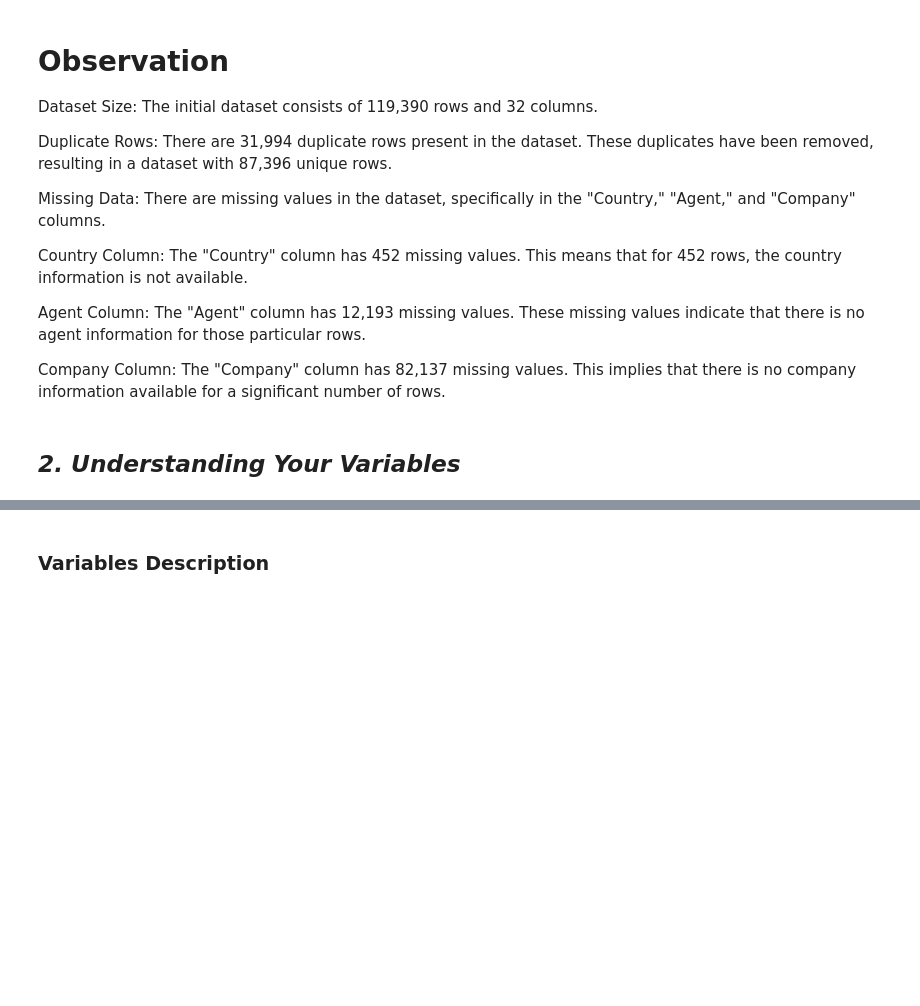
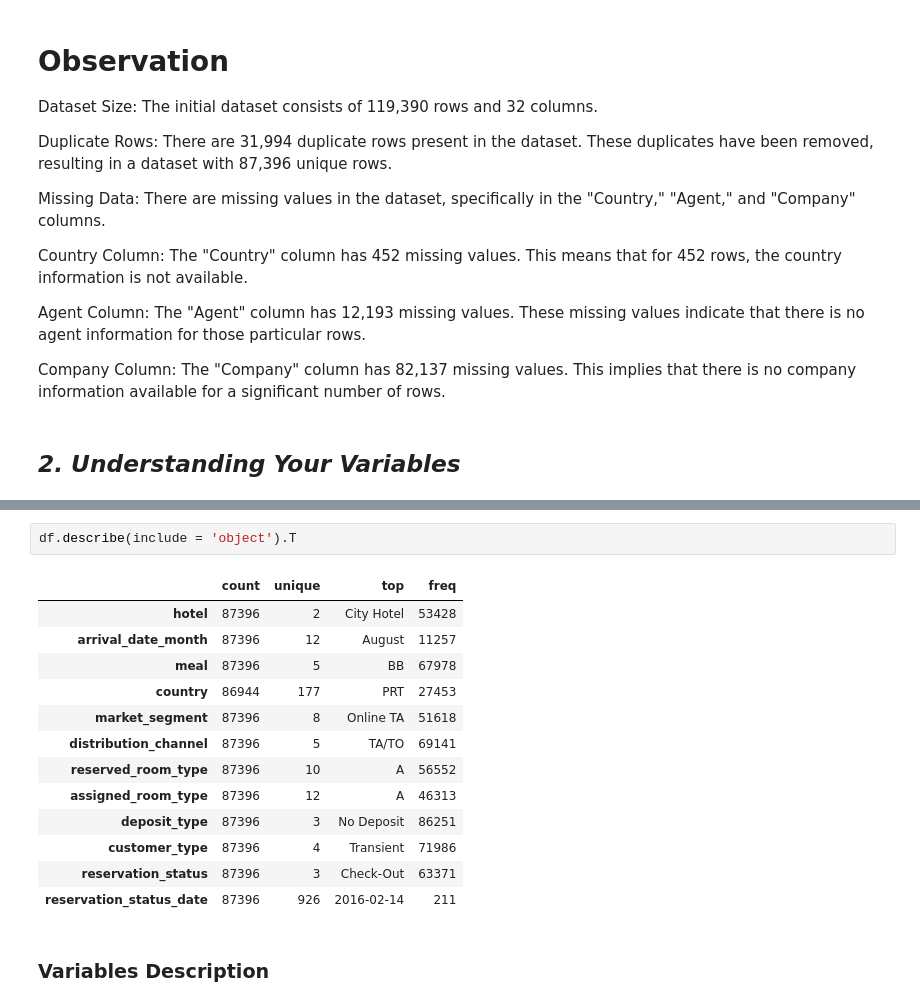
Before and after one commit to k9-Ashish/Hotel_Booking_Analysis_EDA_Capstone_Project, a Jupyter notebook: Hotel_Booking_Analysis_Capstone_Project.ipynb, the cells around one changed output, grey strips where cells are left out. Saved outputs shown, nothing was run; the diff lists cells and outputs as text; blank space fills up the shorter version.

```diff
--- a/Hotel_Booking_Analysis_Capstone_Project.ipynb
+++ b/Hotel_Booking_Analysis_Capstone_Project.ipynb
@@ -241,3 +299,19 @@ Company Column: The "Company" column has 82,137 missing values. This implies tha
+# %%
+df.describe(include = 'object').T
+# %% [output]
+|  | count | unique | top | freq |
+| hotel | 87396 | 2 | City Hotel | 53428 |
+| arrival_date_month | 87396 | 12 | August | 11257 |
+| meal | 87396 | 5 | BB | 67978 |
+| country | 86944 | 177 | PRT | 27453 |
+| market_segment | 87396 | 8 | Online TA | 51618 |
+| distribution_channel | 87396 | 5 | TA/TO | 69141 |
+| reserved_room_type | 87396 | 10 | A | 56552 |
+| assigned_room_type | 87396 | 12 | A | 46313 |
+| deposit_type | 87396 | 3 | No Deposit | 86251 |
+| customer_type | 87396 | 4 | Transient | 71986 |
+| reservation_status | 87396 | 3 | Check-Out | 63371 |
+| reservation_status_date | 87396 | 926 | 2016-02-14 | 211 |
 # %% [markdown]
 ### Variables Description
 # %% [markdown]
```
Also changed, not shown: parts of 17 cells of this notebook.
